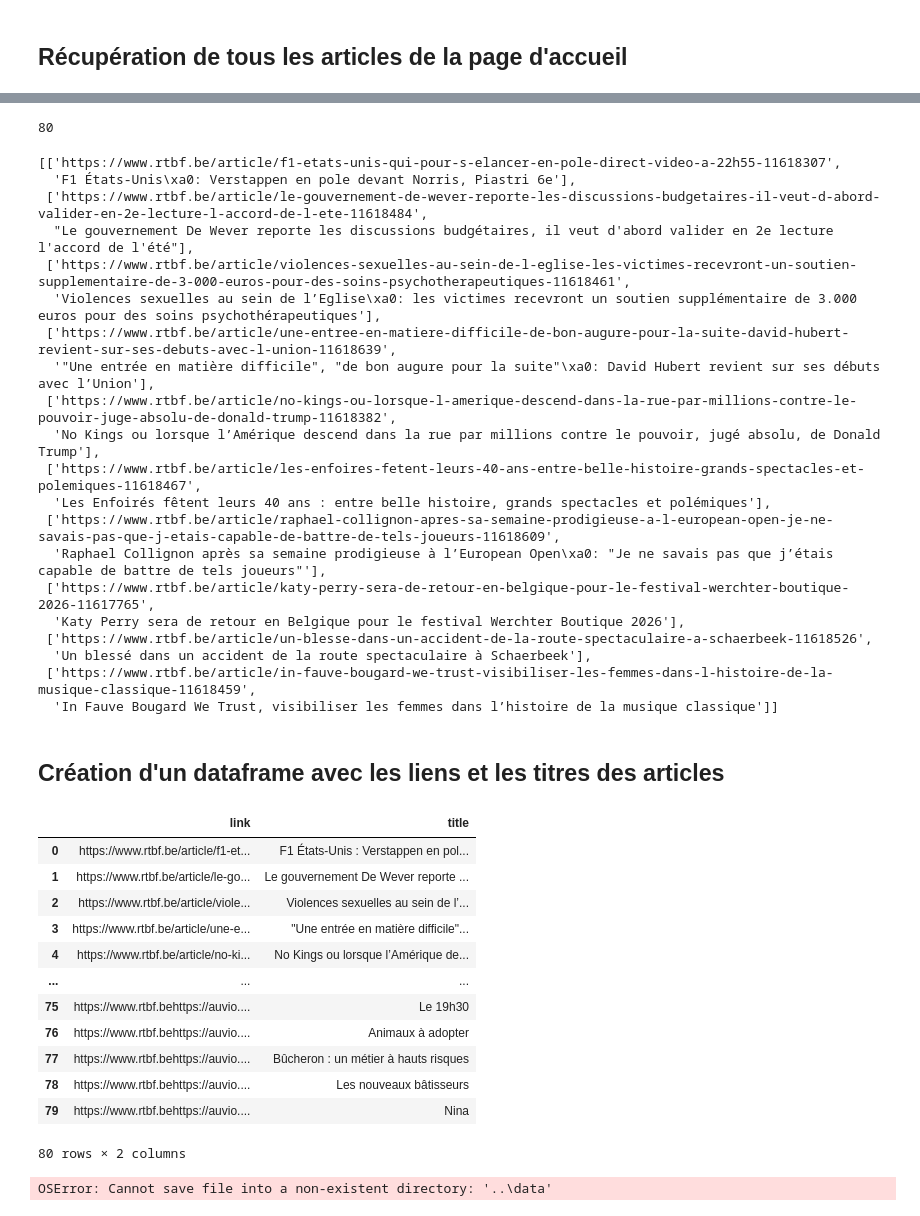
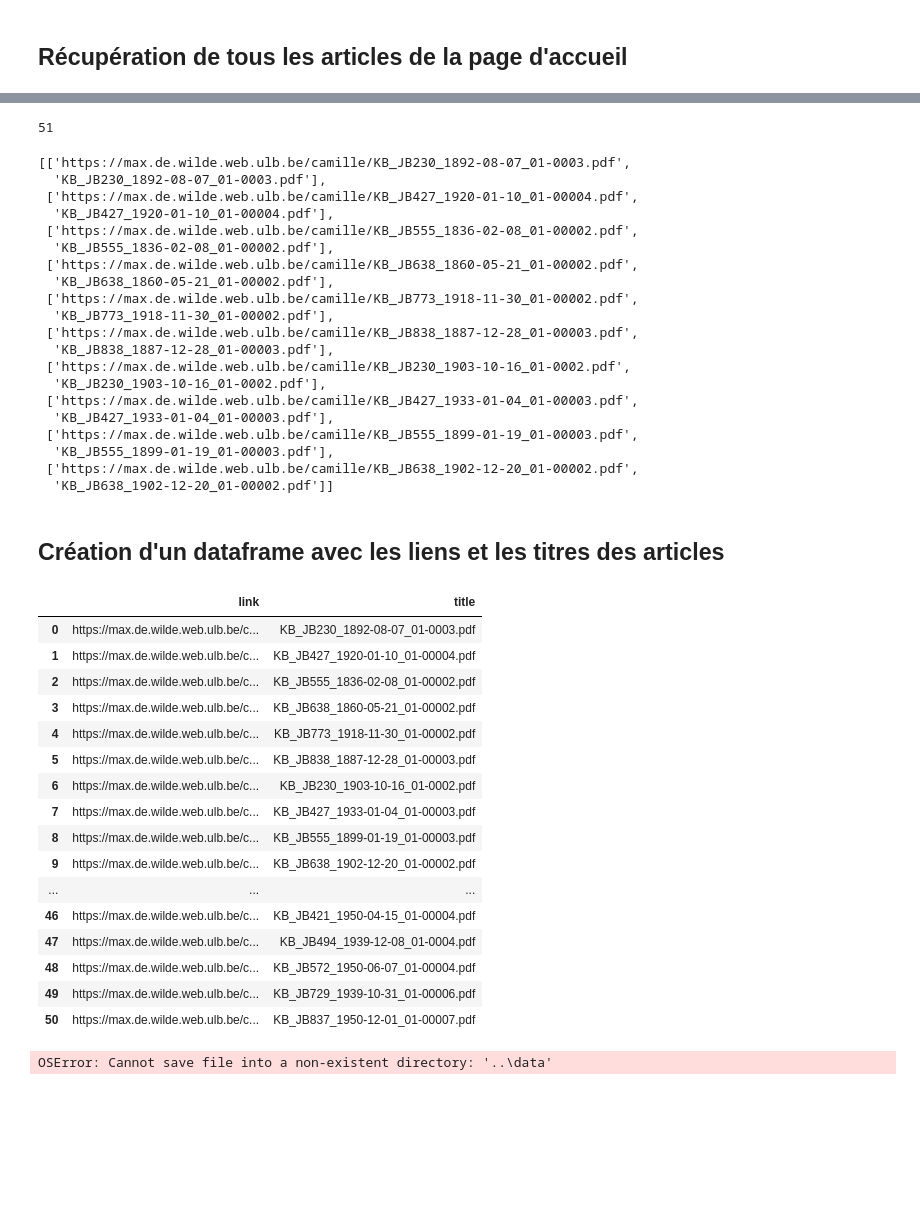
Before and after one commit to h011010/tac, a Jupyter notebook: module1/TP1/s3_scrape.ipynb, the cells around one changed output, grey strips where cells are left out. Cells and saved outputs as stored; diff of their text form; code cells hidden in the pictures; blank space fills up the shorter version.

Commit message:
article devient pdfs

```diff
--- a/module1/TP1/s3_scrape.ipynb
+++ b/module1/TP1/s3_scrape.ipynb
@@ -64,51 +65,55 @@ Nombre de fichiers trouvés : 51
 # %%
 # Affichage du nombre d'articles récupérés
-len(articles)
+len(pdfs)
 # %% [output]
-80
+51
 # %%
 # Affichage des 10 premières entrées
-articles[:10]
+pdfs[:10]
 # %% [output]
-[['https://www.rtbf.be/article/f1-etats-unis-qui-pour-s-elancer-en-pole-direct-video-a-22h55-11618307',
-  'F1 États-Unis\xa0: Verstappen en pole devant Norris, Piastri 6e'],
- ['https://www.rtbf.be/article/le-gouvernement-de-wever-reporte-les-discussions-budgetaires-il-veut-d-abord-valider-en-2e-lecture-l-accord-de-l-ete-11618484',
-  "Le gouvernement De Wever reporte les discussions budgétaires, il veut d'abord valider en 2e lecture l'accord de l'été"],
- ['https://www.rtbf.be/article/violences-sexuelles-au-sein-de-l-eglise-les-victimes-recevront-un-soutien-supplementaire-de-3-000-euros-pour-des-soins-psychotherapeutiques-11618461',
-  'Violences sexuelles au sein de l’Eglise\xa0: les victimes recevront un soutien supplémentaire de 3.000 euros pour des soins psychothérapeutiques'],
- ['https://www.rtbf.be/article/une-entree-en-matiere-difficile-de-bon-augure-pour-la-suite-david-hubert-revient-sur-ses-debuts-avec-l-union-11618639',
-  '"Une entrée en matière difficile", "de bon augure pour la suite"\xa0: David Hubert revient sur ses débuts avec l’Union'],
- ['https://www.rtbf.be/article/no-kings-ou-lorsque-l-amerique-descend-dans-la-rue-par-millions-contre-le-pouvoir-juge-absolu-de-donald-trump-11618382',
-  'No Kings ou lorsque l’Amérique descend dans la rue par millions contre le pouvoir, jugé absolu, de Donald Trump'],
- ['https://www.rtbf.be/article/les-enfoires-fetent-leurs-40-ans-entre-belle-histoire-grands-spectacles-et-polemiques-11618467',
-  'Les Enfoirés fêtent leurs 40 ans : entre belle histoire, grands spectacles et polémiques'],
- ['https://www.rtbf.be/article/raphael-collignon-apres-sa-semaine-prodigieuse-a-l-european-open-je-ne-savais-pas-que-j-etais-capable-de-battre-de-tels-joueurs-11618609',
-  'Raphael Collignon après sa semaine prodigieuse à l’European Open\xa0: "Je ne savais pas que j’étais capable de battre de tels joueurs"'],
- ['https://www.rtbf.be/article/katy-perry-sera-de-retour-en-belgique-pour-le-festival-werchter-boutique-2026-11617765',
-  'Katy Perry sera de retour en Belgique pour le festival Werchter Boutique 2026'],
- ['https://www.rtbf.be/article/un-blesse-dans-un-accident-de-la-route-spectaculaire-a-schaerbeek-11618526',
-  'Un blessé dans un accident de la route spectaculaire à Schaerbeek'],
- ['https://www.rtbf.be/article/in-fauve-bougard-we-trust-visibiliser-les-femmes-dans-l-histoire-de-la-musique-classique-11618459',
-  'In Fauve Bougard We Trust, visibiliser les femmes dans l’histoire de la musique classique']]
+[['https://max.de.wilde.web.ulb.be/camille/KB_JB230_1892-08-07_01-0003.pdf',
+  'KB_JB230_1892-08-07_01-0003.pdf'],
+ ['https://max.de.wilde.web.ulb.be/camille/KB_JB427_1920-01-10_01-00004.pdf',
+  'KB_JB427_1920-01-10_01-00004.pdf'],
+ ['https://max.de.wilde.web.ulb.be/camille/KB_JB555_1836-02-08_01-00002.pdf',
+  'KB_JB555_1836-02-08_01-00002.pdf'],
+ ['https://max.de.wilde.web.ulb.be/camille/KB_JB638_1860-05-21_01-00002.pdf',
+  'KB_JB638_1860-05-21_01-00002.pdf'],
+ ['https://max.de.wilde.web.ulb.be/camille/KB_JB773_1918-11-30_01-00002.pdf',
+  'KB_JB773_1918-11-30_01-00002.pdf'],
+ ['https://max.de.wilde.web.ulb.be/camille/KB_JB838_1887-12-28_01-00003.pdf',
+  'KB_JB838_1887-12-28_01-00003.pdf'],
+ ['https://max.de.wilde.web.ulb.be/camille/KB_JB230_1903-10-16_01-0002.pdf',
+  'KB_JB230_1903-10-16_01-0002.pdf'],
+ ['https://max.de.wilde.web.ulb.be/camille/KB_JB427_1933-01-04_01-00003.pdf',
+  'KB_JB427_1933-01-04_01-00003.pdf'],
+ ['https://max.de.wilde.web.ulb.be/camille/KB_JB555_1899-01-19_01-00003.pdf',
+  'KB_JB555_1899-01-19_01-00003.pdf'],
+ ['https://max.de.wilde.web.ulb.be/camille/KB_JB638_1902-12-20_01-00002.pdf',
+  'KB_JB638_1902-12-20_01-00002.pdf']]
 # %% [markdown]
 ## Création d'un dataframe avec les liens et les titres des articles
 # %%
-df = pd.DataFrame(articles, columns=['link', 'title'])
+df = pd.DataFrame(pdfs, columns=['link', 'title'])
 df
 # %% [output]
 |  | link | title |
-| 0 | https://www.rtbf.be/article/f1-et... | F1 États-Unis : Verstappen en pol... |
-| 1 | https://www.rtbf.be/article/le-go... | Le gouvernement De Wever reporte ... |
-| 2 | https://www.rtbf.be/article/viole... | Violences sexuelles au sein de l’... |
-| 3 | https://www.rtbf.be/article/une-e... | "Une entrée en matière difficile"... |
-| 4 | https://www.rtbf.be/article/no-ki... | No Kings ou lorsque l’Amérique de... |
+| 0 | https://max.de.wilde.web.ulb.be/c... | KB_JB230_1892-08-07_01-0003.pdf |
+| 1 | https://max.de.wilde.web.ulb.be/c... | KB_JB427_1920-01-10_01-00004.pdf |
+| 2 | https://max.de.wilde.web.ulb.be/c... | KB_JB555_1836-02-08_01-00002.pdf |
+| 3 | https://max.de.wilde.web.ulb.be/c... | KB_JB638_1860-05-21_01-00002.pdf |
+| 4 | https://max.de.wilde.web.ulb.be/c... | KB_JB773_1918-11-30_01-00002.pdf |
+| 5 | https://max.de.wilde.web.ulb.be/c... | KB_JB838_1887-12-28_01-00003.pdf |
+| 6 | https://max.de.wilde.web.ulb.be/c... | KB_JB230_1903-10-16_01-0002.pdf |
+| 7 | https://max.de.wilde.web.ulb.be/c... | KB_JB427_1933-01-04_01-00003.pdf |
+| 8 | https://max.de.wilde.web.ulb.be/c... | KB_JB555_1899-01-19_01-00003.pdf |
+| 9 | https://max.de.wilde.web.ulb.be/c... | KB_JB638_1902-12-20_01-00002.pdf |
 | ... | ... | ... |
-| 75 | https://www.rtbf.behttps://auvio.... | Le 19h30 |
-| 76 | https://www.rtbf.behttps://auvio.... | Animaux à adopter |
-| 77 | https://www.rtbf.behttps://auvio.... | Bûcheron : un métier à hauts risques |
-| 78 | https://www.rtbf.behttps://auvio.... | Les nouveaux bâtisseurs |
-| 79 | https://www.rtbf.behttps://auvio.... | Nina |
+| 46 | https://max.de.wilde.web.ulb.be/c... | KB_JB421_1950-04-15_01-00004.pdf |
+| 47 | https://max.de.wilde.web.ulb.be/c... | KB_JB494_1939-12-08_01-0004.pdf |
+| 48 | https://max.de.wilde.web.ulb.be/c... | KB_JB572_1950-06-07_01-00004.pdf |
+| 49 | https://max.de.wilde.web.ulb.be/c... | KB_JB729_1939-10-31_01-00006.pdf |
+| 50 | https://max.de.wilde.web.ulb.be/c... | KB_JB837_1950-12-01_01-00007.pdf |
-80 rows × 2 columns
 # %%
 # Sauvegarde du dataframe dans un fichier csv
 df.to_csv(f"../data/rtbf_{time.strftime('%Y%m%d')}.csv", index=False)
```
Also changed, not shown: parts of 1 cell of this notebook.
